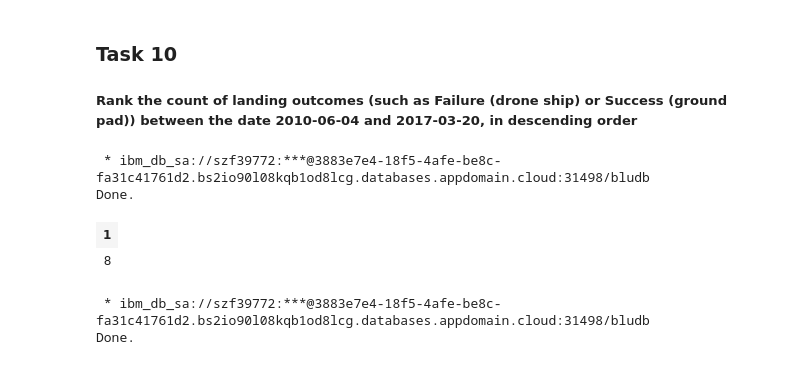
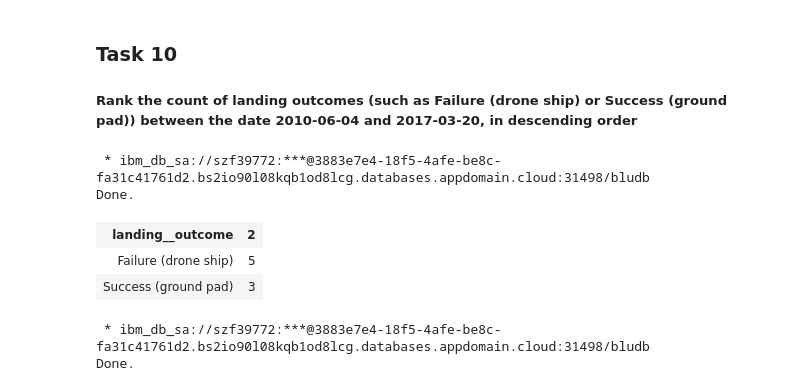
Before and after one commit to ZakariaElbe1/IBM-Capstone-Project-DSC, a Jupyter notebook: EDA of Falcon9 data/2-eda-sql-coursera.ipynb, the cells around one changed output. Drawn from its saved outputs; the diff is of its cells as text; code cells hidden in the pictures.

```diff
--- a/EDA of Falcon9 data/2-eda-sql-coursera.ipynb
+++ b/EDA of Falcon9 data/2-eda-sql-coursera.ipynb
@@ -310,14 +303,16 @@ Done.
 
 ##### Rank the count of landing outcomes (such as Failure (drone ship) or Success (ground pad)) between the date 2010-06-04 and 2017-03-20, in descending order
 # %%
-%sql select count(landing__outcome) from spacex_data\
+%sql select landing__outcome,count(landing__outcome) from spacex_data\
 where landing__outcome = 'Failure (drone ship)' or landing__outcome = 'Success (ground pad)' \
-and date  between '2010-06-04' and '2017-03-20';
+and date  between '2010-06-04' and '2017-03-20'\
+group by landing__outcome;
 # %% [output]
  * ibm_db_sa://szf39772:***@3883e7e4-18f5-4afe-be8c-fa31c41761d2.bs2io90l08kqb1od8lcg.databases.appdomain.cloud:31498/bludb
 Done.
-| 1 |
-| 8 |
+| landing__outcome | 2 |
+| Failure (drone ship) | 5 |
+| Success (ground pad) | 3 |
 # %%
 %sql select max(date) from spacex_data;
 # %% [output]
```
Also changed, not shown: parts of 3 cells of this notebook.
